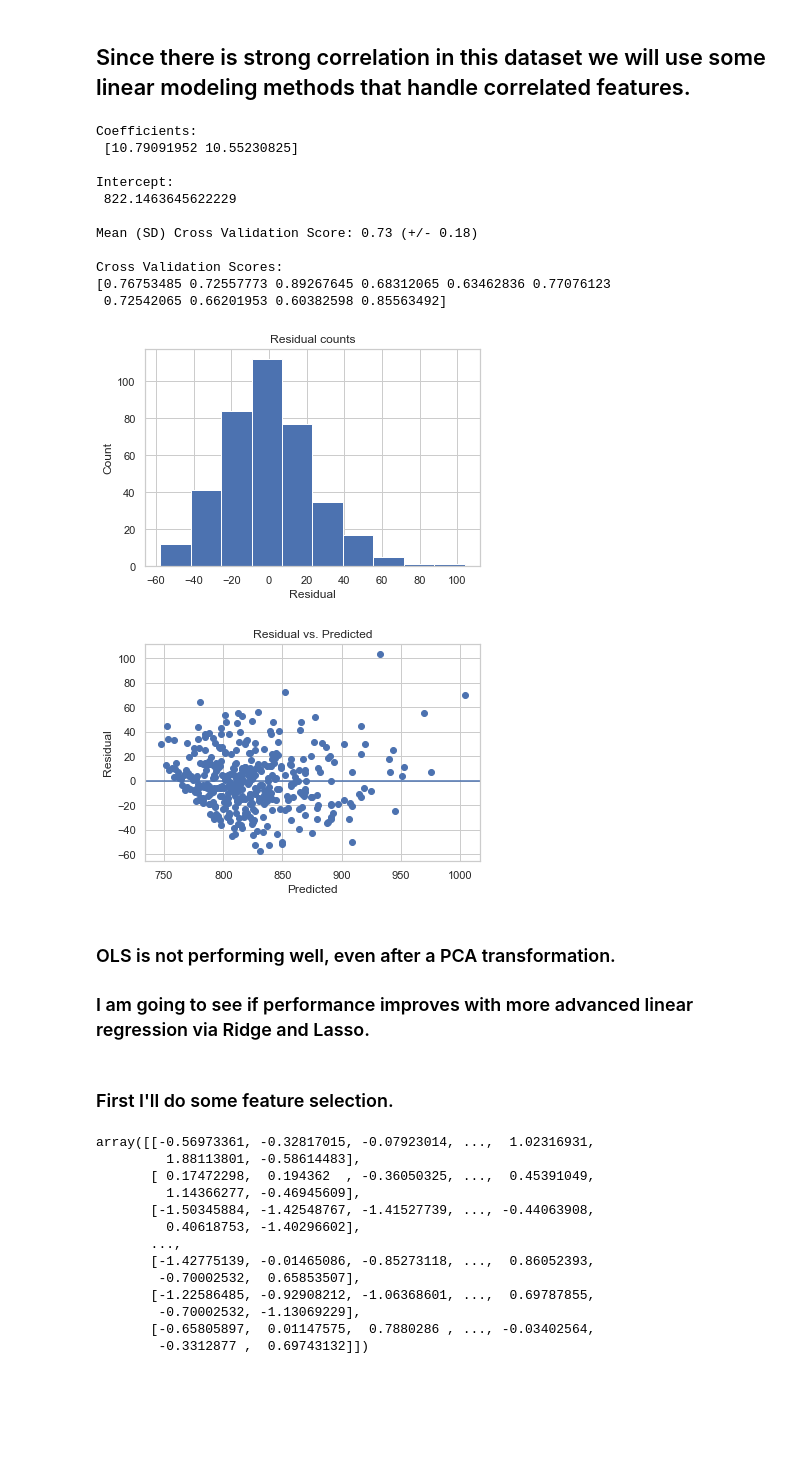
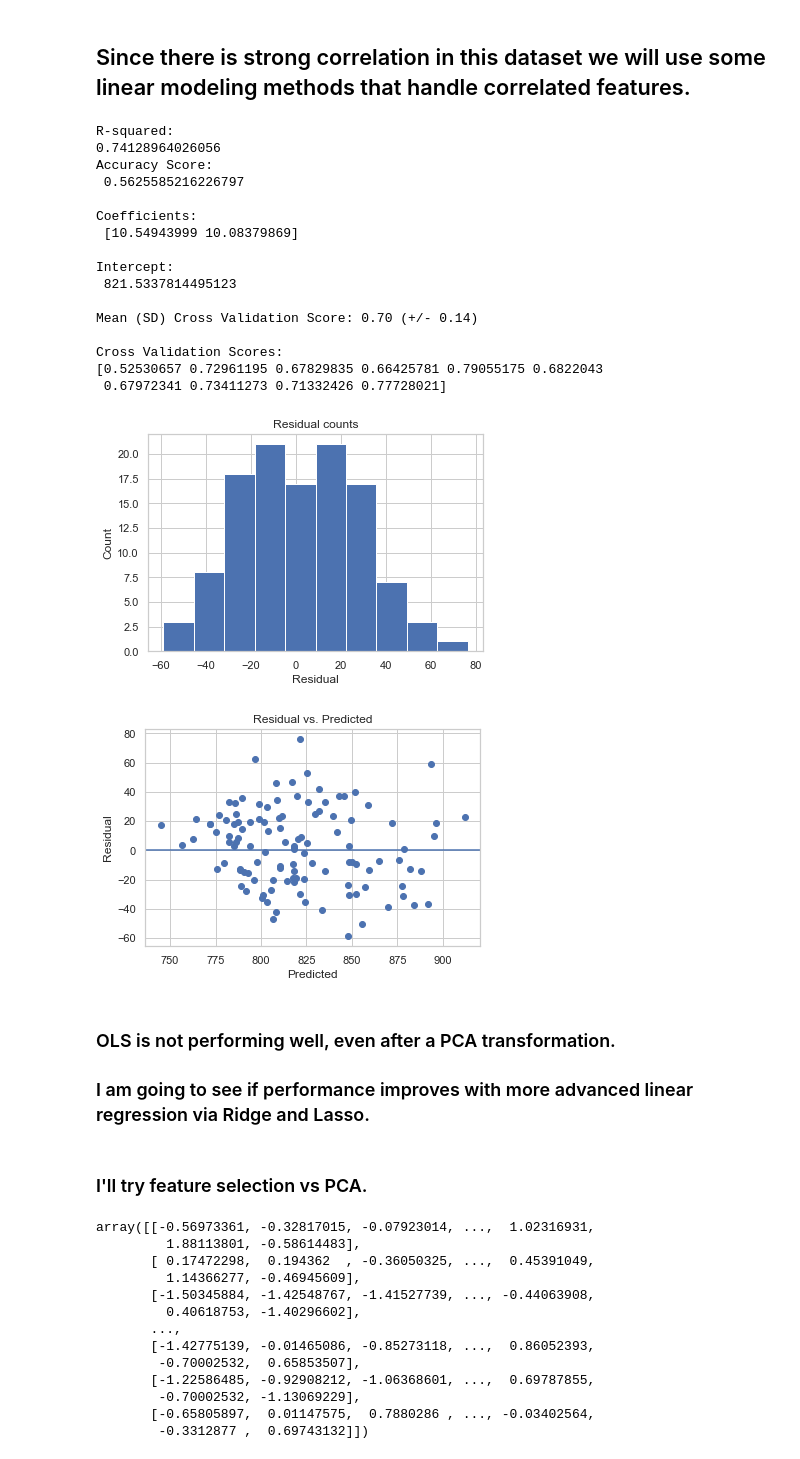
Before and after one commit to zgod89/Thinkful, a Jupyter notebook: unit3/SLCap.ipynb, the cells around one changed output. Saved outputs shown, nothing was run; the diff lists cells and outputs as text; code cells hidden in the pictures; blank space fills up the shorter version.

```diff
--- a/unit3/SLCap.ipynb
+++ b/unit3/SLCap.ipynb
@@ -31,10 +31,12 @@ df2 = df.drop(remove_cols, axis = 'columns')
 
 # I don't need these categorical variables
 demographic_attributes = ['AGE IN YEARS', 'LOCATION',
-       'BIRTH DATE', 'MEASUREMENT DATE', 'MEASUREMENT SET TP',
-       'MEASURER NUMBER', 'COMPUTER NUMBER', 'RACE', 'GRADE LEVEL',
-       'HANDEDNESS', 'NUMBER OF BROTHERS', 'NUMBER OF SISTERS', 'TWIN','BIRTH ORDER', 'MOTHERS OCCUPATION', 'FATHERS OCCUPATION',
-       'MOTHERS EDUCATION', 'FATHERS EDUCATION', 'YEARS IN COMMUNITY','ANTHROPOMETER NO', 'CALIPER NO', 'GIRTH NO', 'PERSON #']
+                          'BIRTH DATE', 'MEASUREMENT DATE', 'MEASUREMENT SET TP',
+                          'MEASURER NUMBER', 'COMPUTER NUMBER', 'RACE', 'GRADE LEVEL',
+                          'HANDEDNESS', 'NUMBER OF BROTHERS', 'NUMBER OF SISTERS', 'TWIN',
+                          'BIRTH ORDER', 'MOTHERS OCCUPATION', 'FATHERS OCCUPATION',
+                          'MOTHERS EDUCATION', 'FATHERS EDUCATION', 'YEARS IN COMMUNITY',
+                          'ANTHROPOMETER NO', 'CALIPER NO', 'GIRTH NO', 'PERSON #']
 
 df2 = df2.drop(demographic_attributes, axis = 'columns')
 
@@ -284,70 +334,78 @@ y = df_women['CHEST CIRCUMFERENCE']
 
 # Creating my training data
 X_train, X_test, y_train, y_test = train_test_split(
-    X, y, test_size=0.33, random_state=42)
+    X, y, test_size=0.2, random_state=42)
 # %%
 # Linear Regression on PCA
 from sklearn import linear_model
 
 # Instantiate and fit our model.
 regr = linear_model.LinearRegression()
-regr.fit(X_train, y_train)
+regrfit = regr.fit(X_train, y_train)
 
 # Inspect the results.
-print('\nCoefficients: \n', regr.coef_)
-print('\nIntercept: \n', regr.intercept_)
+print('\nR-squared:')
+print(regrfit.score(X_train, y_train))
+print('Accuracy Score: \n', regrfit.score(X_test, y_test))
+print('\nCoefficients: \n', regrfit.coef_)
+print('\nIntercept: \n', regrfit.intercept_)
 
 # Cross validation
-score = cross_val_score(regr, X_train, y_train, cv=10)
+score = cross_val_score(regrfit, X, y, cv=10)
 
 print("\nMean (SD) Cross Validation Score: %0.2f (+/- %0.2f)" % (score.mean(), score.std() * 2))
 print('\nCross Validation Scores:')
 print(score)
 
 # Extract predicted values.
-predicted = regr.predict(X_train).ravel()
-actual = y_train
+predicted = regrfit.predict(X_test).ravel()
+actual = y_test
 
 # Calculate the error, also called the residual.
 residual = actual - predicted
 
 # Plot Residual counts
 plt.hist(residual)
 plt.title('Residual counts')
 plt.xlabel('Residual')
 plt.ylabel('Count')
 plt.savefig('Residual Counts PCA OLS Women.png', dpi=300)
 plt.show()
 
 # Plot residual v predicted
 plt.scatter(predicted, residual)
 plt.xlabel('Predicted')
 plt.ylabel('Residual')
 plt.axhline(y=0)
 plt.title('Residual vs. Predicted')
 plt.savefig('Scedacity PCA OLS Women.png', dpi=300)
 plt.show()
 # %% [output]
+R-squared:
+0.74128964026056
+Accuracy Score:
+ 0.5625585216226797
+
 Coefficients:
- [10.79091952 10.55230825]
+ [10.54943999 10.08379869]
 
 Intercept:
- 822.1463645622229
+ 821.5337814495123
 
-Mean (SD) Cross Validation Score: 0.73 (+/- 0.18)
+Mean (SD) Cross Validation Score: 0.70 (+/- 0.14)
 
 Cross Validation Scores:
-[0.76753485 0.72557773 0.89267645 0.68312065 0.63462836 0.77076123
- 0.72542065 0.66201953 0.60382598 0.85563492]
+[0.52530657 0.72961195 0.67829835 0.66425781 0.79055175 0.6822043
+ 0.67972341 0.73411273 0.71332426 0.77728021]
-[figure, old version]
+[figure, new version]
-[figure, old version]
+[figure, new version]
 # %% [markdown]
 ### OLS is not performing well, even after a PCA transformation.
 
 
 ### I am going to see if performance improves with more advanced linear regression via Ridge and Lasso.
 # %% [markdown]
-### First I'll do some feature selection.
+### I'll try feature selection vs PCA.
 # %%
 # Feature selection with variance threshold
 from sklearn.feature_selection import VarianceThreshold
```
Also changed, not shown: parts of 19 cells of this notebook.
